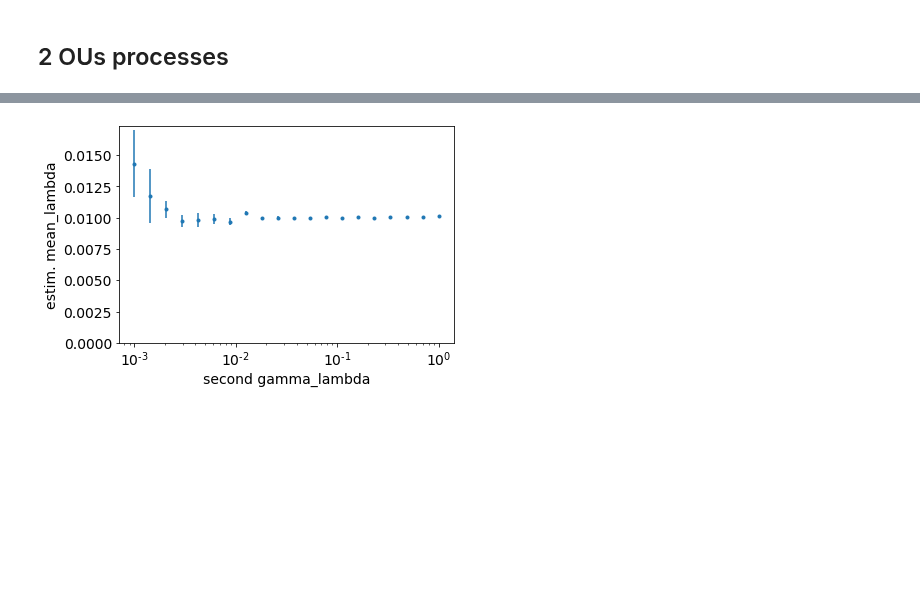
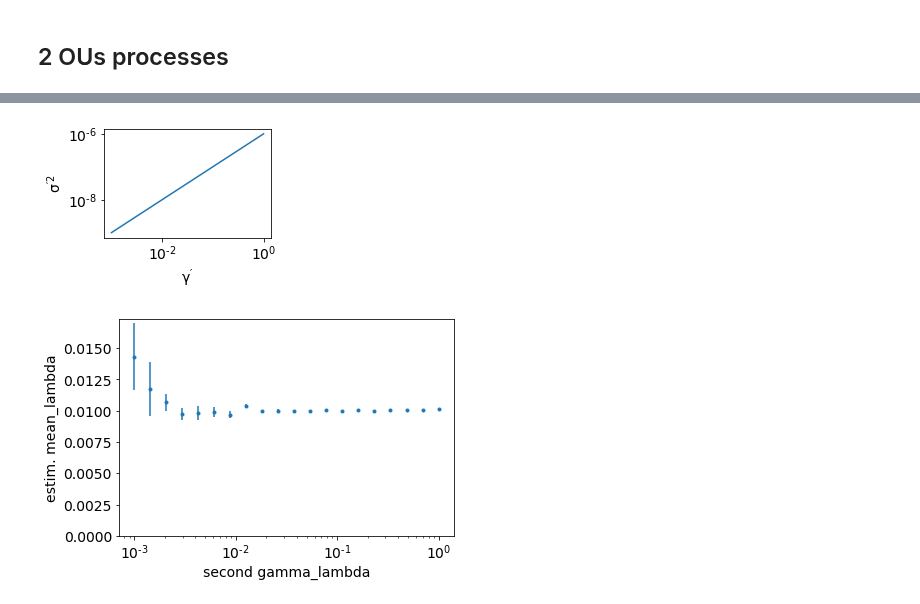
Before and after one commit to bjks/gfp_gaussian_process, a Jupyter notebook: notebooks/ggp_param_estim.ipynb, the cells around one changed output, grey strips where cells are left out. Saved outputs shown, nothing was run; the diff lists cells and outputs as text; code cells hidden in the pictures; blank space fills up the shorter version.

```diff
--- a/notebooks/ggp_param_estim.ipynb
+++ b/notebooks/ggp_param_estim.ipynb
@@ -224,3 +202,29 @@ plot_true_vs_x(direct, sample, "gamma_lambda", param_range, {'mean_lambda': 'fre
+# %%
+parameter_set = {   "mean_lambda": 0.01,
+                        "mean_lambda_2": 0.0,
+                        "gamma_lambda": 0.1,
+                        "var_lambda": 1e-7,
+                        "var_lambda_2": None,
+                        "mean_q": 10,
+                        "gamma_q": 1e-2,
+                        "var_q": 0.1,
+                        "beta": 1e-3,
+                        "var_x": 1e-3, # 1e-3,
+                        "var_g": 5000, # 5000,
+                        "var_dx": 0.001,
+                        "var_dg": 500}
+
+
+var_lambda_2 = parameter_set["var_lambda"] * param_range /parameter_set["gamma_lambda"]
+fig, ax = plt.subplots(figsize=(3,2))
+ax.plot(param_range, var_lambda_2)
+plt.xscale('log')
+plt.yscale('log')
+ax.set_xlabel(r"$\gamma^{\prime}$")
+ax.set_ylabel(r"$\sigma^{\prime 2}$")
+plt.show()
+# %% [output]
+[figure, added]
 # %%
 for p in list(params_config.keys())[:-2]:
     direct = '../data_2.0/test_2OUs_gamma_lambda_2_n250_sizer/'
```
Also changed, not shown: parts of 6 cells of this notebook, 15 other files.
